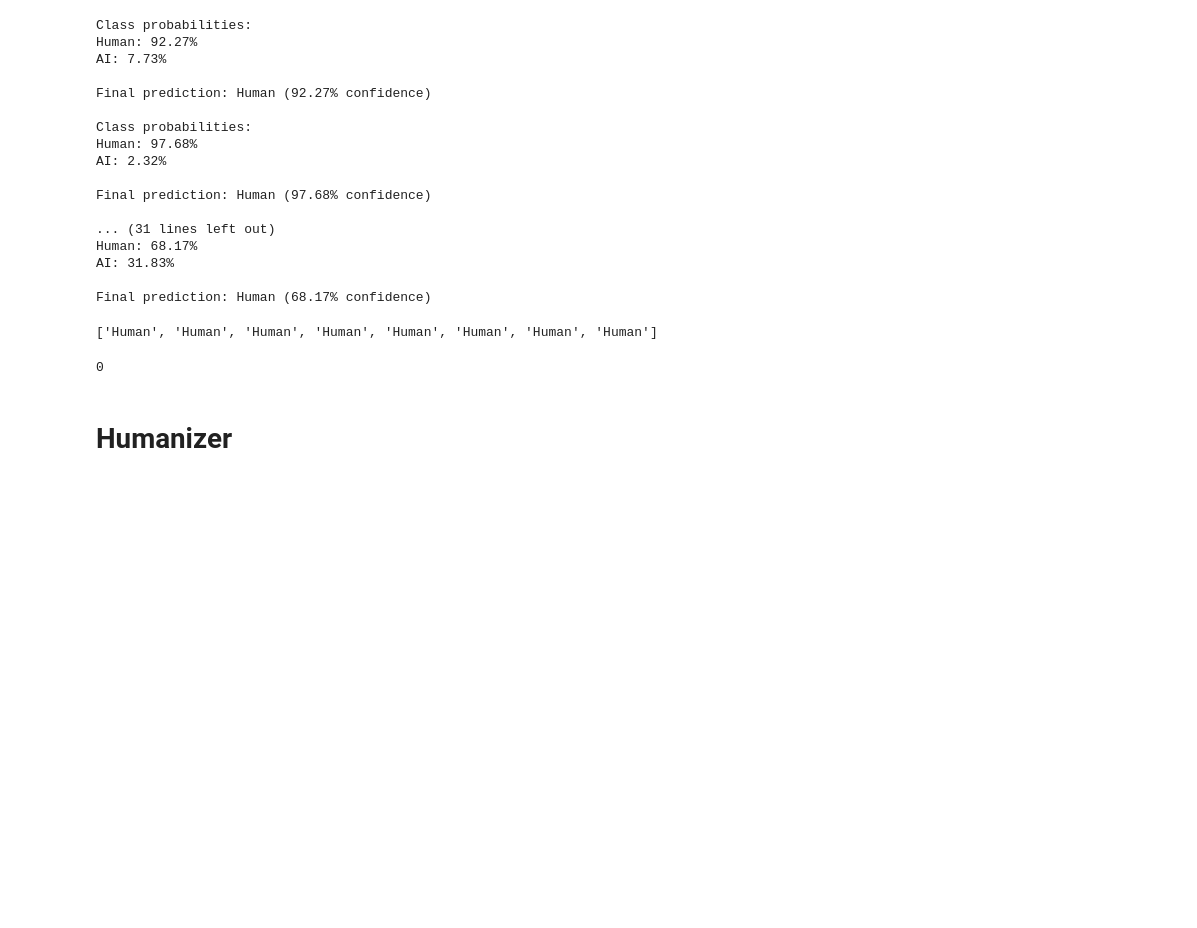
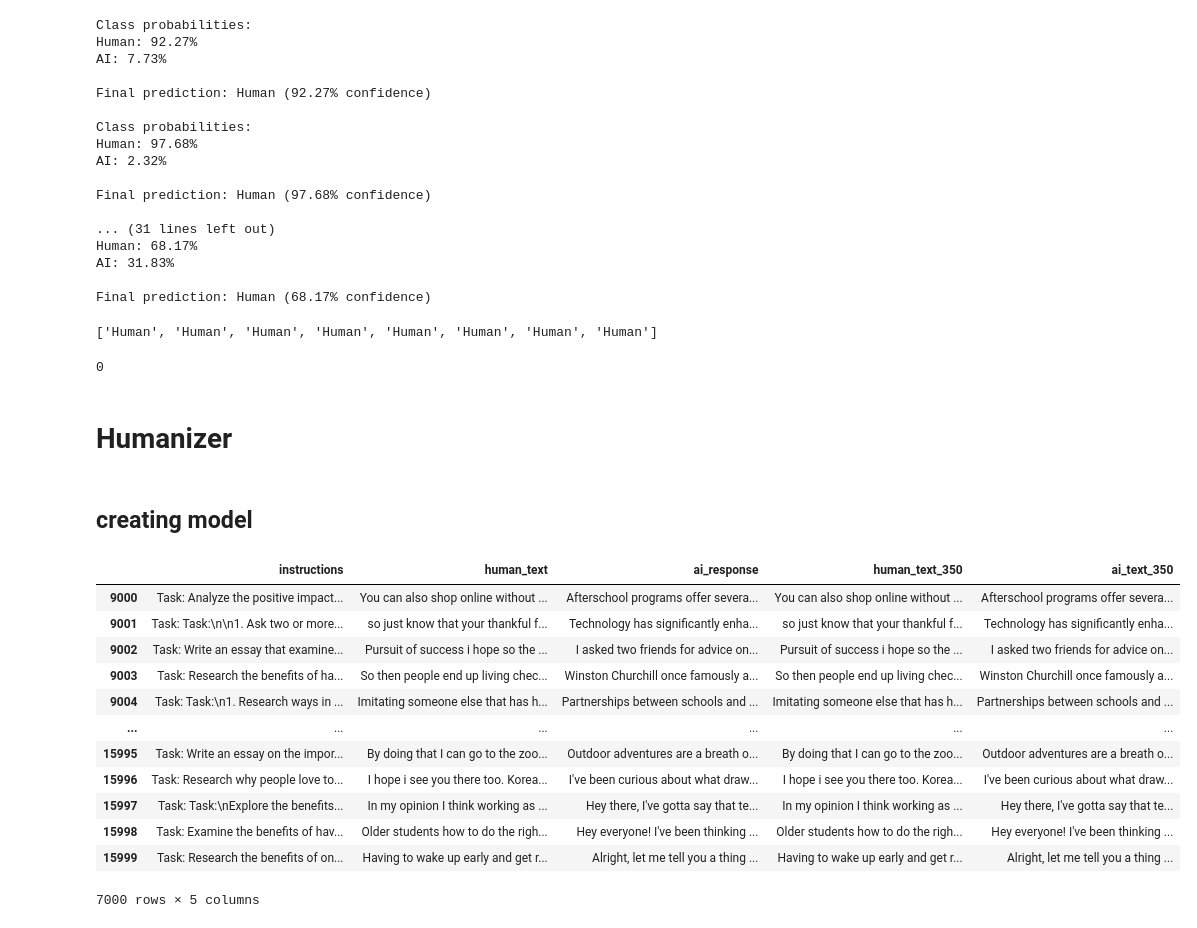
Before and after one commit to BenGaistAI/ai_detection, a Jupyter notebook: main_notebook.ipynb, the cells around one changed output. Drawn from its saved outputs; the diff is of its cells as text; code cells hidden in the pictures; blank space fills up the shorter version.

Commit message:
started humanizer

```diff
--- a/main_notebook.ipynb
+++ b/main_notebook.ipynb
@@ -2566,3 +2551,37 @@ count_ai
 0
 # %% [markdown]
 # Humanizer
+# %% [markdown]
+## creating model
+# %%
+df = pd.read_csv("ai_responses_progress.csv")
+df = df[9000:16000]
+
+enc = tiktoken.get_encoding("cl100k_base")
+
+def truncate_to_n_tokens(text, n=350):
+    if not isinstance(text, str):
+        return text
+    tokens = enc.encode(text)
+    tokens = tokens[:n]
+    return enc.decode(tokens)
+
+df["human_text_350"] = df["human_text"].apply(lambda x: truncate_to_n_tokens(x,350))
+df["ai_text_350"] = df["ai_response"].apply(lambda x: truncate_to_n_tokens(x, 350))
+
+df = df[['instructions','human_text','ai_response','human_text_350','ai_text_350']]
+df
+# %% [output]
+|  | instructions | human_text | ai_response | human_text_350 | ai_text_350 |
+| 9000 | Task: Analyze the positive impact... | You can also shop online without ... | Afterschool programs offer severa... | You can also shop online without ... | Afterschool programs offer severa... |
+| 9001 | Task: Task:\n\n1. Ask two or more... | so just know that your thankful f... | Technology has significantly enha... | so just know that your thankful f... | Technology has significantly enha... |
+| 9002 | Task: Write an essay that examine... | Pursuit of success i hope so the ... | I asked two friends for advice on... | Pursuit of success i hope so the ... | I asked two friends for advice on... |
+| 9003 | Task: Research the benefits of ha... | So then people end up living chec... | Winston Churchill once famously a... | So then people end up living chec... | Winston Churchill once famously a... |
+| 9004 | Task: Task:\n1. Research ways in ... | Imitating someone else that has h... | Partnerships between schools and ... | Imitating someone else that has h... | Partnerships between schools and ... |
+| ... | ... | ... | ... | ... | ... |
+| 15995 | Task: Write an essay on the impor... | By doing that I can go to the zoo... | Outdoor adventures are a breath o... | By doing that I can go to the zoo... | Outdoor adventures are a breath o... |
+| 15996 | Task: Research why people love to... | I hope i see you there too. Korea... | I've been curious about what draw... | I hope i see you there too. Korea... | I've been curious about what draw... |
+| 15997 | Task: Task:\nExplore the benefits... | In my opinion I think working as ... | Hey there, I've gotta say that te... | In my opinion I think working as ... | Hey there, I've gotta say that te... |
+| 15998 | Task: Examine the benefits of hav... | Older students how to do the righ... | Hey everyone! I've been thinking ... | Older students how to do the righ... | Hey everyone! I've been thinking ... |
+| 15999 | Task: Research the benefits of on... | Having to wake up early and get r... | Alright, let me tell you a thing ... | Having to wake up early and get r... | Alright, let me tell you a thing ... |
+7000 rows × 5 columns
```
Also changed, not shown: parts of 12 cells of this notebook.
